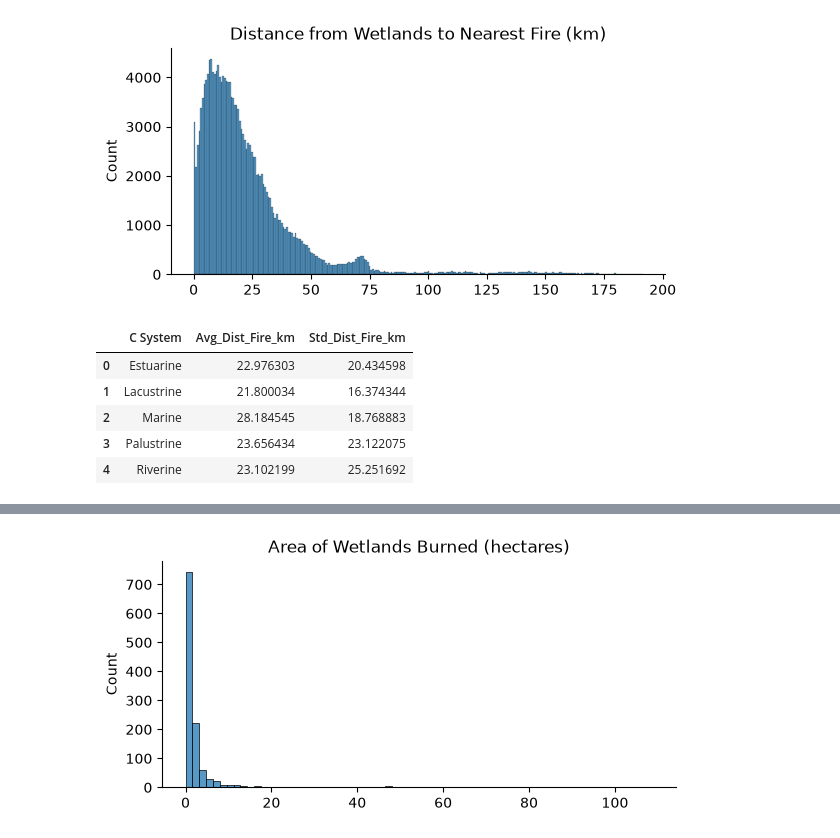
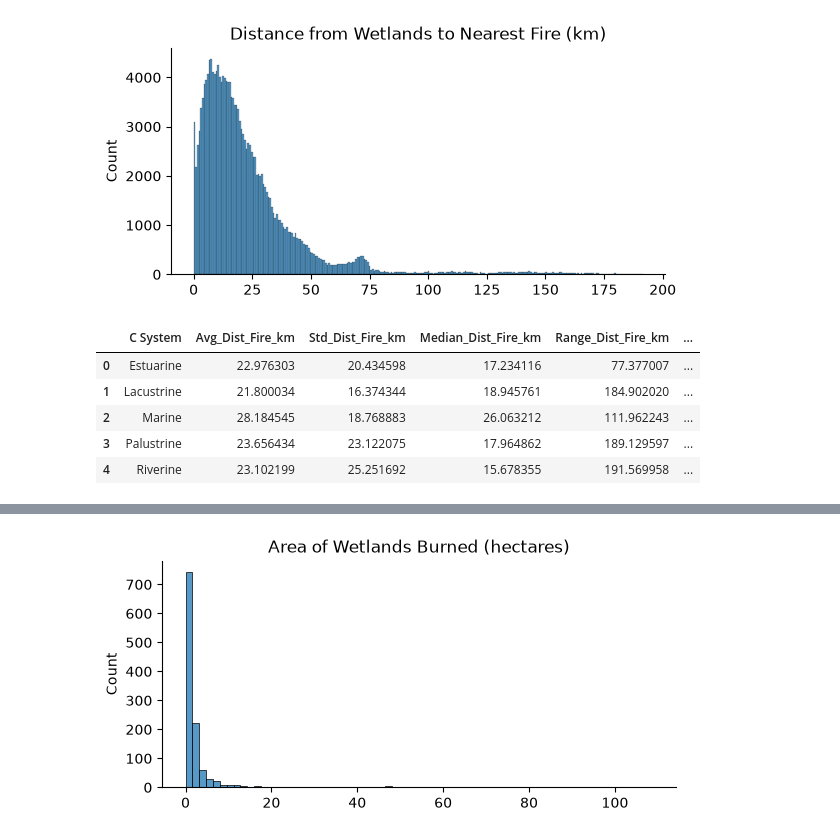
Before and after one commit to Sophiacyt/Wildfire-Wetland_BunkerAndersonTseng, a Jupyter notebook: scripts/A3/Mapping+Connecting-Kat.ipynb, the cells around one changed output, grey strips where cells are left out. Saved outputs shown, nothing was run; the diff lists cells and outputs as text; code cells hidden in the pictures.

```diff
--- a/scripts/A3/Mapping+Connecting-Kat.ipynb
+++ b/scripts/A3/Mapping+Connecting-Kat.ipynb
@@ -137,25 +137,28 @@ g.set(
 # %%
 # calculate average distance to nearest fire for each wetland class
 from narwhals import mean
 
 
 fire_stats=(nearest_fires.groupby('C System')['Dist_Closest_km'].agg(
     Avg_Dist_Fire_km="mean",
-    Std_Dist_Fire_km="std"
+    Std_Dist_Fire_km="std",
+    Median_Dist_Fire_km="median",
+    Range_Dist_Fire_km=lambda x: x.max() - x.min(),
+    IQR_Dist_Fire_km=lambda x: x.quantile(0.75) - x.quantile(0.25),
 ).reset_index()
 )
 
 # fire_stats = fire_stats.rename(columns={'Dist_Closest_km': 'Avg Dist. to Fire (km)'})
 
 
 fire_stats
 # %% [output]
-|  | C System | Avg_Dist_Fire_km | Std_Dist_Fire_km |
-| 0 | Estuarine | 22.976303 | 20.434598 |
-| 1 | Lacustrine | 21.800034 | 16.374344 |
-| 2 | Marine | 28.184545 | 18.768883 |
-| 3 | Palustrine | 23.656434 | 23.122075 |
-| 4 | Riverine | 23.102199 | 25.251692 |
+|  | C System | Avg_Dist_Fire_km | Std_Dist_Fire_km | Median_Dist_Fire_km | Range_Dist_Fire_km | ... |
+| 0 | Estuarine | 22.976303 | 20.434598 | 17.234116 | 77.377007 | ... |
+| 1 | Lacustrine | 21.800034 | 16.374344 | 18.945761 | 184.902020 | ... |
+| 2 | Marine | 28.184545 | 18.768883 | 26.063212 | 111.962243 | ... |
+| 3 | Palustrine | 23.656434 | 23.122075 | 17.964862 | 189.129597 | ... |
+| 4 | Riverine | 23.102199 | 25.251692 | 15.678355 | 191.569958 | ... |
 # %%
 # want to see how much area of wetland actually had a wildfire
 intersect = gpd.overlay(wetlands_crs, fire_crs, how="intersection")
```
Also changed, not shown: parts of 10 cells of this notebook, 3 other files.
